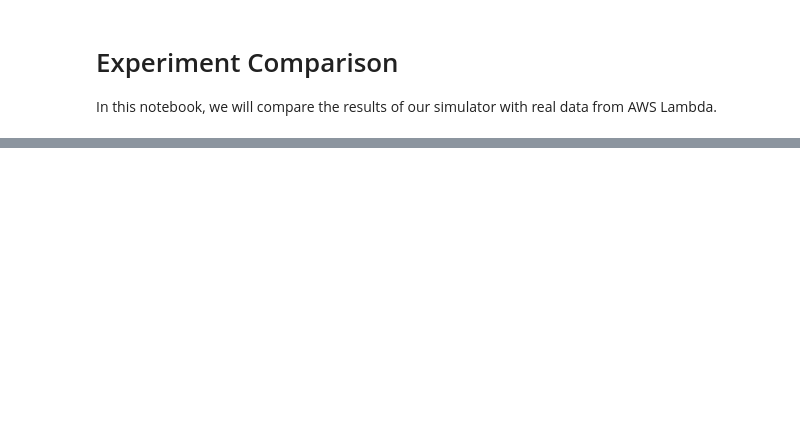
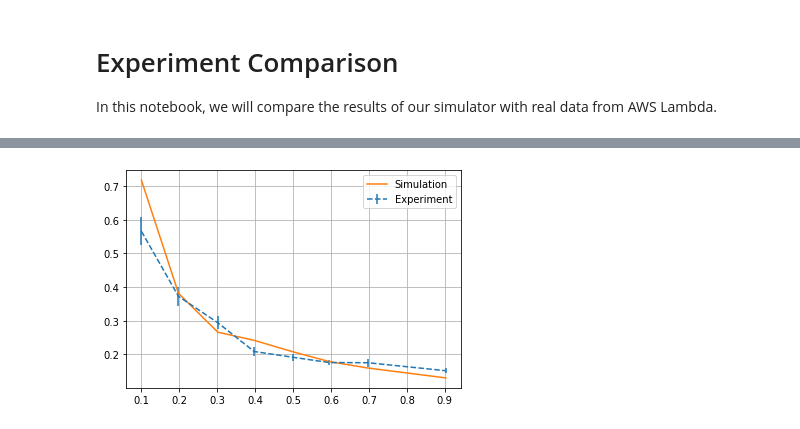
Before and after one commit to pacslab/simfaas, a Jupyter notebook: examples/04-Experiment-Comparison.ipynb, the cells around one changed output, grey strips where cells are left out. Saved outputs shown, nothing was run; the diff lists cells and outputs as text; code cells hidden in the pictures; blank space fills up the shorter version.

Commit message:
added comparing simulation with experimentation

```diff
--- a/examples/04-Experiment-Comparison.ipynb
+++ b/examples/04-Experiment-Comparison.ipynb
@@ -14,7 +14,12 @@ import matplotlib.pyplot as plt
 # %%
 from pacssim.ServerlessSimulator import ServerlessSimulator as Sim
 
-sim = Sim(arrival_rate=0.9, warm_service_rate=1/1.991, cold_service_rate=1/2.244,
-            expiration_threshold=600, max_time=1e6)
-sim.generate_trace(debug_print=False, progress=True)
-sim.print_trace_results()
+
+def process_aws(arrival_rate, st_w, st_c, max_time=1e6):
+    sim = Sim(arrival_rate=arrival_rate,
+                warm_service_rate=1/st_w,
+                cold_service_rate=1/st_c,
+                expiration_threshold=600,
+                max_time=max_time)
+    sim.generate_trace(debug_print=False, progress=True)
+    return sim.get_cold_start_prob()
@@ -29,0 +26,16 @@ Average Idle Count:              5.9314
+# %%
+# load experiments
+exp_df = pd.read_csv('exp.csv', index_col=0)
+
+st_w_avg = exp_df['ServiceTimeWarm'].mean()
+st_c_avg = exp_df['ServiceTimeCold'].mean()
+
+def get_row_cold_prob(x):
+    return process_aws(
+        arrival_rate=x['ArrivalRate'],
+        st_w=st_w_avg / 1000,
+        st_c=st_c_avg / 1000,
+    )
+
+sim_cold_probs = exp_df.apply(get_row_cold_prob, axis=1)
+sim_cold_probs
@@ -29,0 +52,8 @@ Average Idle Count:              5.9314
+# %%
+plt.errorbar(exp_df['ArrivalRate'], exp_df['ColdStartProbability']
+         * 100, yerr=exp_df['ColdStartProbabilitySE'] * 100, ls='--', label='Experiment')
+plt.plot(exp_df['ArrivalRate'], sim_cold_probs * 100, label='Simulation')
+plt.legend()
+plt.grid(True)
+# %% [output]
+[figure, added]
```
Also changed, not shown: parts of 2 cells of this notebook, 2 other files.
